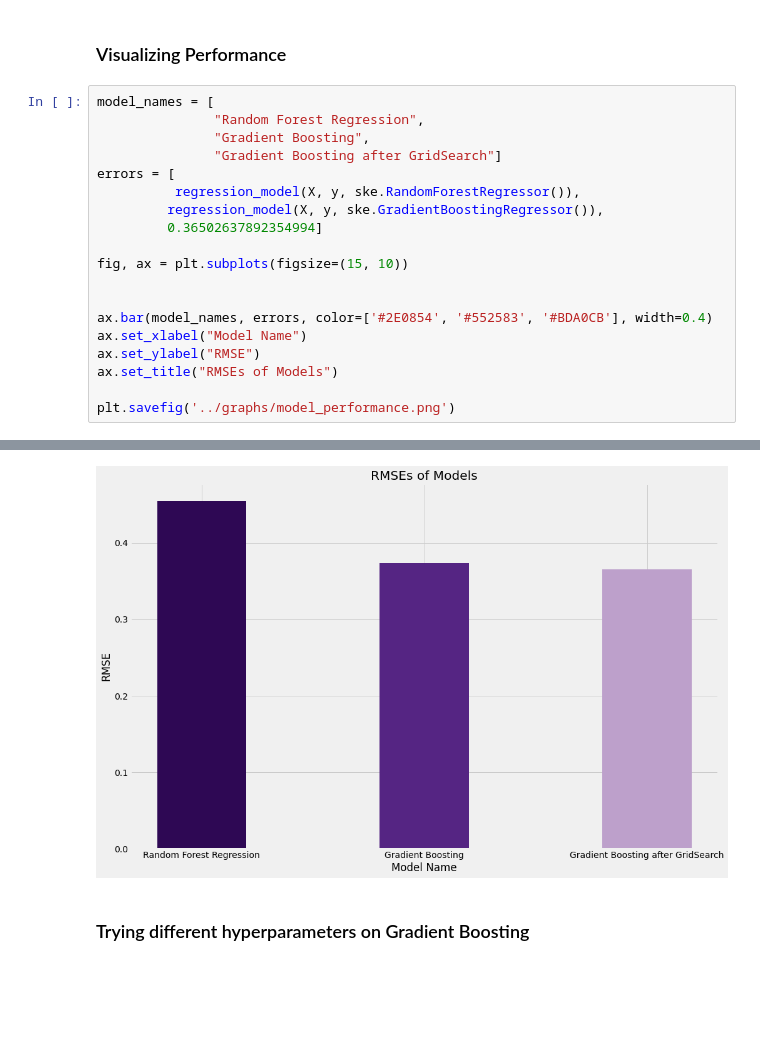
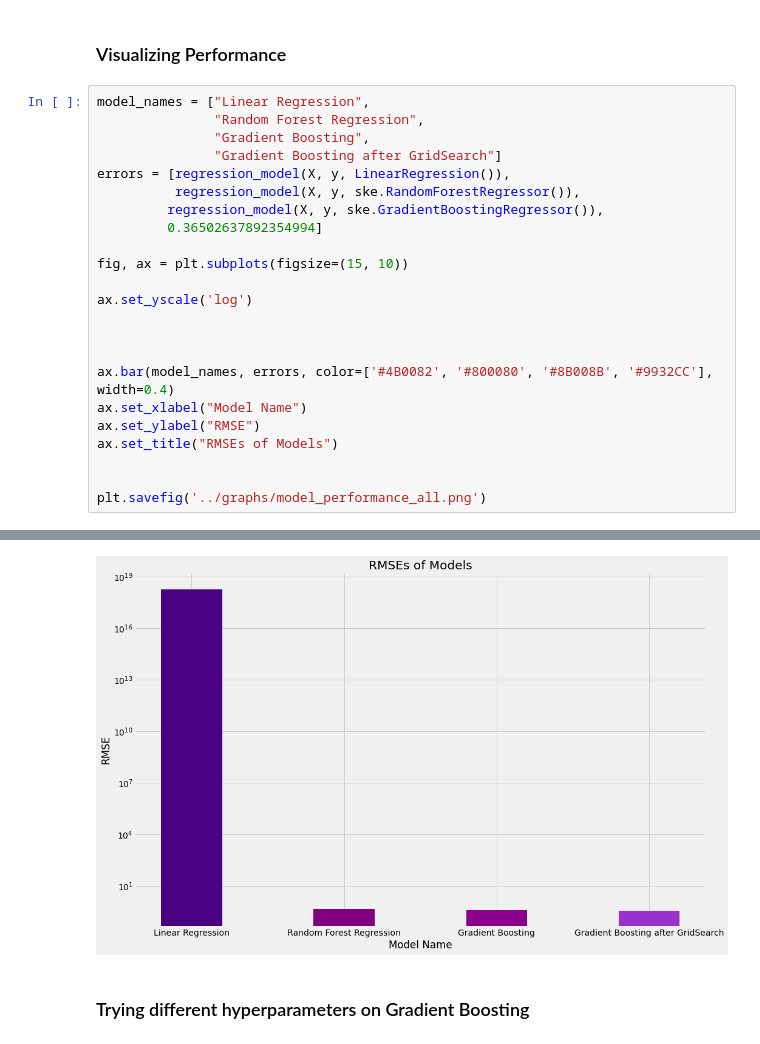
Before and after one commit to hurshkarkhanis/movie_ratings, a Jupyter notebook: src/learning_models.ipynb, the cells around one changed output, grey strips where cells are left out. Cells and saved outputs as stored; diff of their text form; blank space fills up the shorter version.

```diff
--- a/src/learning_models.ipynb
+++ b/src/learning_models.ipynb
@@ -108,22 +108,26 @@ BASELINE RMSLE: 0.7268794428239123
 # %% [markdown]
 ### Visualizing Performance
 # %%
-model_names = [
+model_names = ["Linear Regression",
                "Random Forest Regression",
                "Gradient Boosting",
                "Gradient Boosting after GridSearch"]
-errors = [
+errors = [regression_model(X, y, LinearRegression()),
           regression_model(X, y, ske.RandomForestRegressor()),
          regression_model(X, y, ske.GradientBoostingRegressor()),
          0.36502637892354994]
 
 fig, ax = plt.subplots(figsize=(15, 10))
 
+ax.set_yscale('log')
 
-ax.bar(model_names, errors, color=['#2E0854', '#552583', '#BDA0CB'], width=0.4)
+
+
+ax.bar(model_names, errors, color=['#4B0082', '#800080', '#8B008B', '#9932CC'], width=0.4)
 ax.set_xlabel("Model Name")
 ax.set_ylabel("RMSE")
 ax.set_title("RMSEs of Models")
 
-plt.savefig('../graphs/model_performance.png')
+
+plt.savefig('../graphs/model_performance_all.png')
 # %% [output]
@@ -132,4 +134,4 @@ Wall time: 9.76 s
-[figure, old version]
+[figure, new version]
 # %% [markdown]
 ### Trying different hyperparameters on Gradient Boosting
 # %%
```
Also changed, not shown: parts of 1 cell of this notebook, 2 other files.
